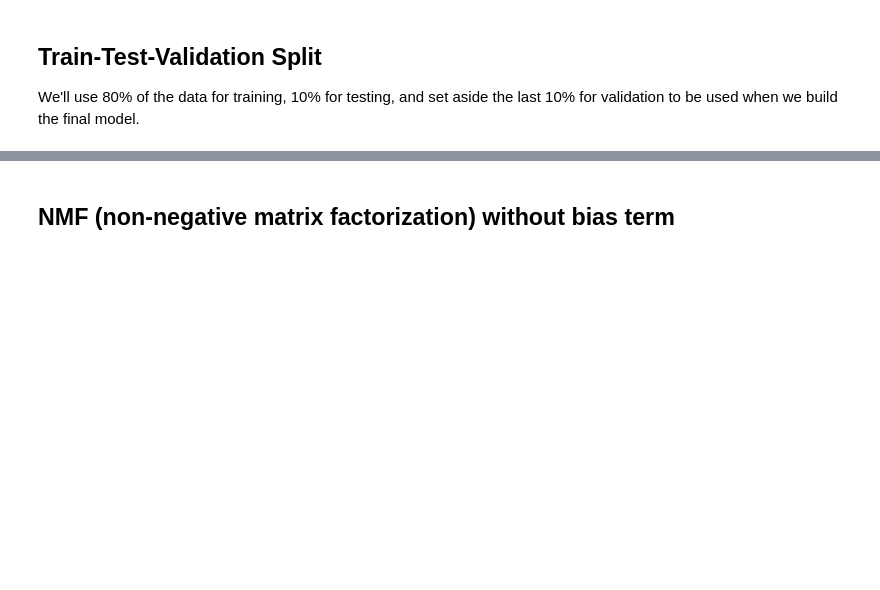
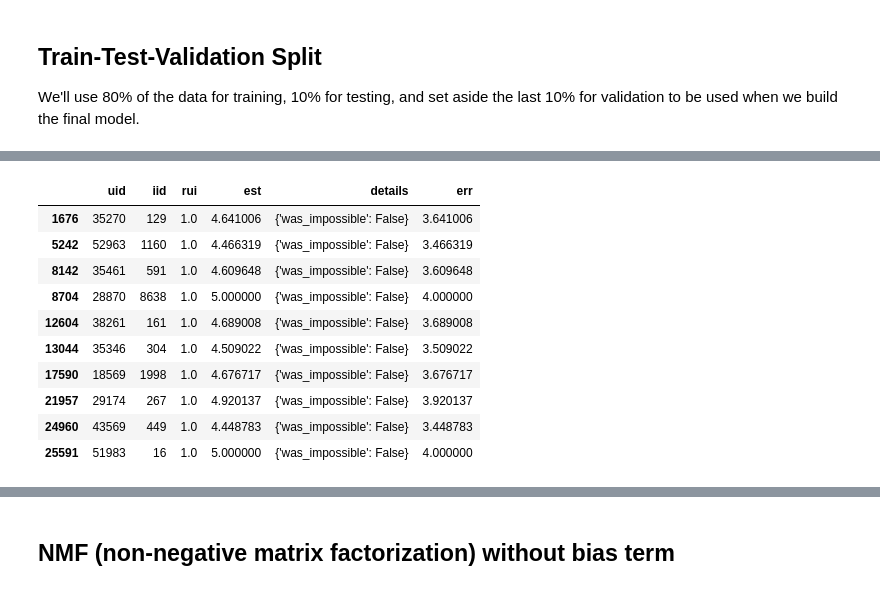
Before and after one commit to lwdee/Springboard, a Jupyter notebook: Book_Recommendations/Book_Recommender_Collaborative.ipynb, the cells around one changed output, grey strips where cells are left out. Saved outputs shown, nothing was run; the diff lists cells and outputs as text; code cells hidden in the pictures; blank space fills up the shorter version.

```diff
--- a/Book_Recommendations/Book_Recommender_Collaborative.ipynb
+++ b/Book_Recommendations/Book_Recommender_Collaborative.ipynb
@@ -114,0 +600,11 @@ Wall time: 4min 36s
+# %%
+# The dumps have been saved and we can now use them whenever we want.
+
+predictions_svd, algo_svd = dump.load('./dump_SVD')
+predictions_base, algo_base = dump.load('./dump_Baseline')
+
+df_svd = pd.DataFrame(predictions_svd, columns=['uid', 'iid', 'rui', 'est', 'details'])
+df_base = pd.DataFrame(predictions_base, columns=['uid', 'iid', 'rui', 'est', 'details'])
+
+df_svd['err'] = abs(df_svd.est - df_svd.rui)
+df_base['err'] = abs(df_base.est - df_base.rui)
@@ -114,0 +633,15 @@ Wall time: 4min 36s
+# %%
+# Let's check how good the baseline predictions are when the SVD has a huge error:
+df_base[df_svd.err >= 3.5].head(10)
+# %% [output]
+|  | uid | iid | rui | est | details | err |
+| 1676 | 35270 | 129 | 1.0 | 4.641006 | {'was_impossible': False} | 3.641006 |
+| 5242 | 52963 | 1160 | 1.0 | 4.466319 | {'was_impossible': False} | 3.466319 |
+| 8142 | 35461 | 591 | 1.0 | 4.609648 | {'was_impossible': False} | 3.609648 |
+| 8704 | 28870 | 8638 | 1.0 | 5.000000 | {'was_impossible': False} | 4.000000 |
+| 12604 | 38261 | 161 | 1.0 | 4.689008 | {'was_impossible': False} | 3.689008 |
+| 13044 | 35346 | 304 | 1.0 | 4.509022 | {'was_impossible': False} | 3.509022 |
+| 17590 | 18569 | 1998 | 1.0 | 4.676717 | {'was_impossible': False} | 3.676717 |
+| 21957 | 29174 | 267 | 1.0 | 4.920137 | {'was_impossible': False} | 3.920137 |
+| 24960 | 43569 | 449 | 1.0 | 4.448783 | {'was_impossible': False} | 3.448783 |
+| 25591 | 51983 | 16 | 1.0 | 5.000000 | {'was_impossible': False} | 4.000000 |
```
Also changed, not shown: parts of 66 cells of this notebook, 2 other files.
